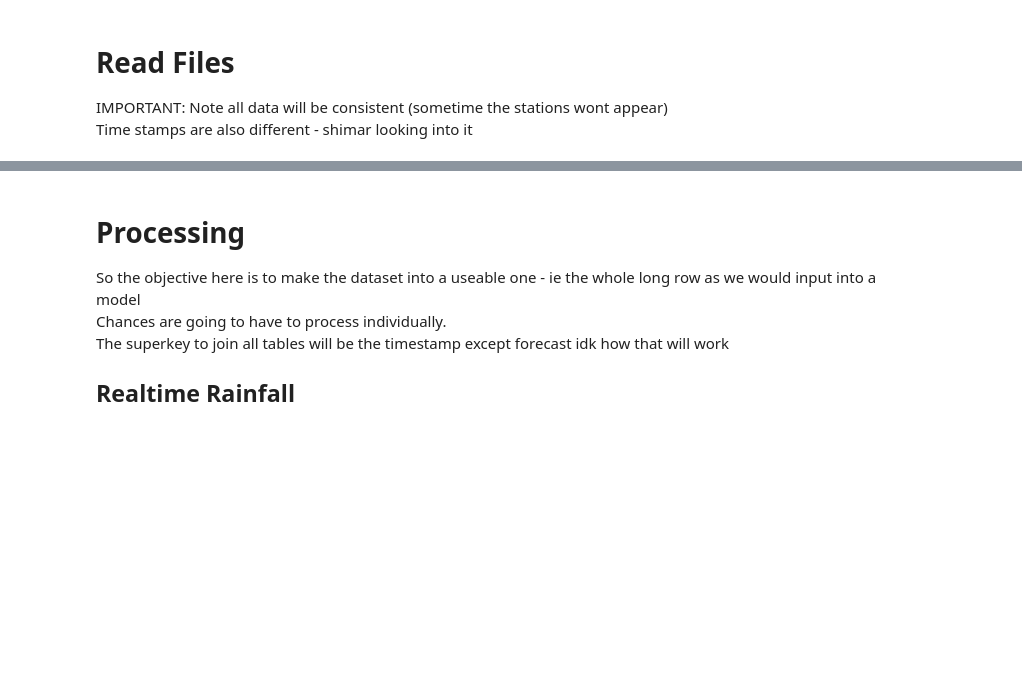
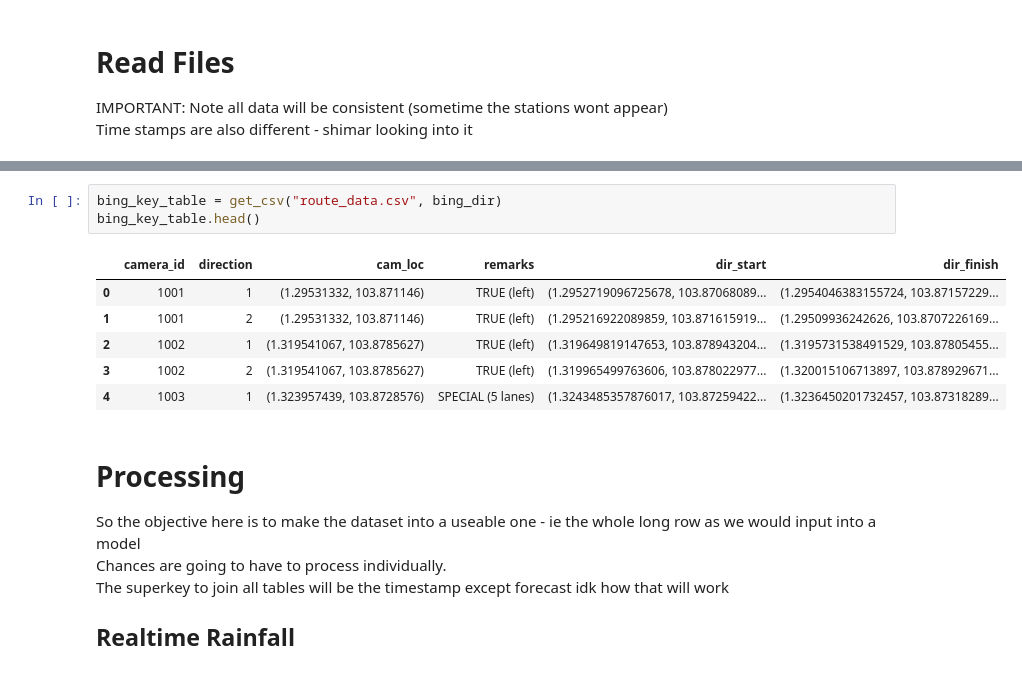
Before and after one commit to don-tay/traffic-predict, a Jupyter notebook: phase_1_models/Data_read_and_preprocess.ipynb, the cells around one changed output, grey strips where cells are left out. Cells and saved outputs as stored; diff of their text form; blank space fills up the shorter version.

```diff
--- a/phase_1_models/Data_read_and_preprocess.ipynb
+++ b/phase_1_models/Data_read_and_preprocess.ipynb
@@ -111,3 +129,13 @@ bing_data.head()
+# %%
+bing_key_table = get_csv("route_data.csv", bing_dir)
+bing_key_table.head()
+# %% [output]
+|  | camera_id | direction | cam_loc | remarks | dir_start | dir_finish |
+| 0 | 1001 | 1 | (1.29531332, 103.871146) | TRUE (left) | (1.2952719096725678, 103.87068089... | (1.2954046383155724, 103.87157229... |
+| 1 | 1001 | 2 | (1.29531332, 103.871146) | TRUE (left) | (1.295216922089859, 103.871615919... | (1.29509936242626, 103.8707226169... |
+| 2 | 1002 | 1 | (1.319541067, 103.8785627) | TRUE (left) | (1.319649819147653, 103.878943204... | (1.3195731538491529, 103.87805455... |
+| 3 | 1002 | 2 | (1.319541067, 103.8785627) | TRUE (left) | (1.319965499763606, 103.878022977... | (1.320015106713897, 103.878929671... |
+| 4 | 1003 | 1 | (1.323957439, 103.8728576) | SPECIAL (5 lanes) | (1.3243485357876017, 103.87259422... | (1.3236450201732457, 103.87318289... |
 # %% [markdown]
 # Processing
 
```
Also changed, not shown: parts of 31 cells of this notebook, 2 other files.
